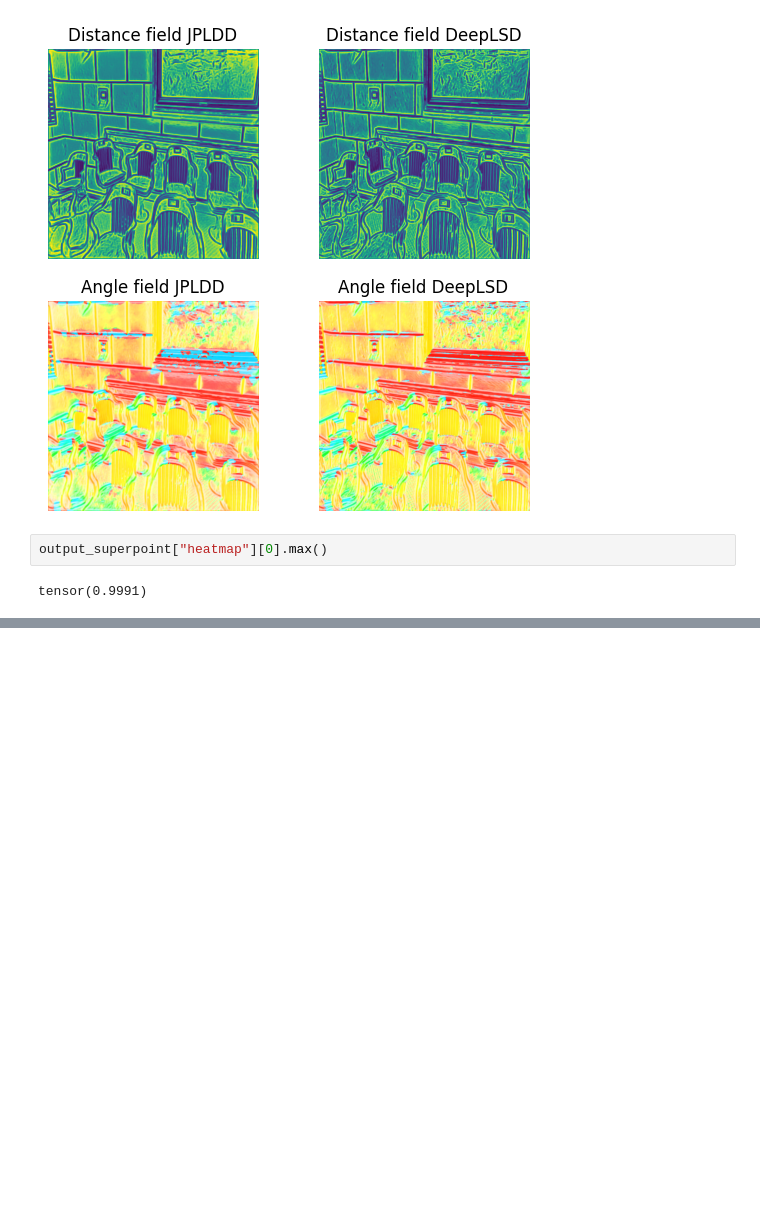
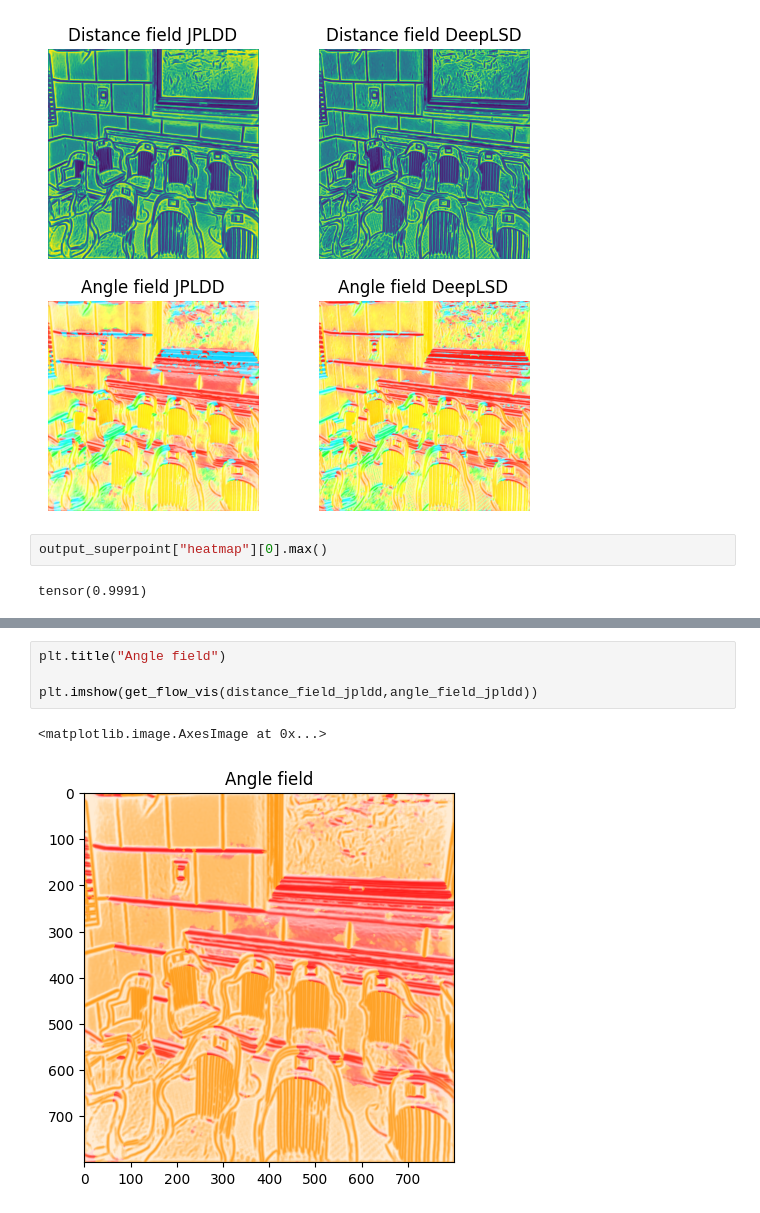
Before and after one commit to RaphaelKreft/glue-factory, a Jupyter notebook: notebooks/training_visualization.ipynb, the cells around one changed output, grey strips where cells are left out. Saved outputs shown, nothing was run; the diff lists cells and outputs as text; blank space fills up the shorter version.

```diff
--- a/notebooks/training_visualization.ipynb
+++ b/notebooks/training_visualization.ipynb
@@ -162,0 +127,7 @@ plt.axis('off')
+# %%
+plt.title("Angle field")
+
+plt.imshow(get_flow_vis(distance_field_jpldd,angle_field_jpldd))
+# %% [output]
+<matplotlib.image.AxesImage at 0x...>
+[figure, added]
```
Also changed, not shown: parts of 14 cells of this notebook.
